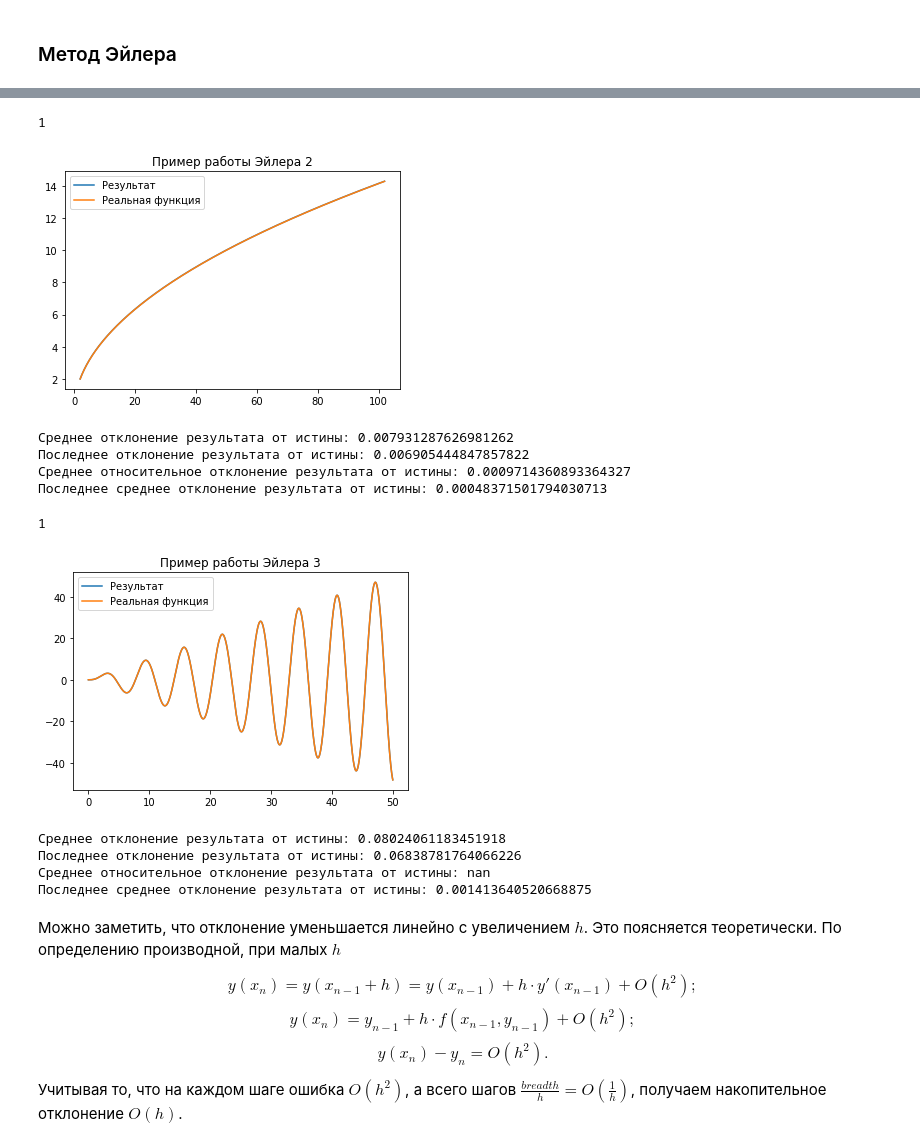
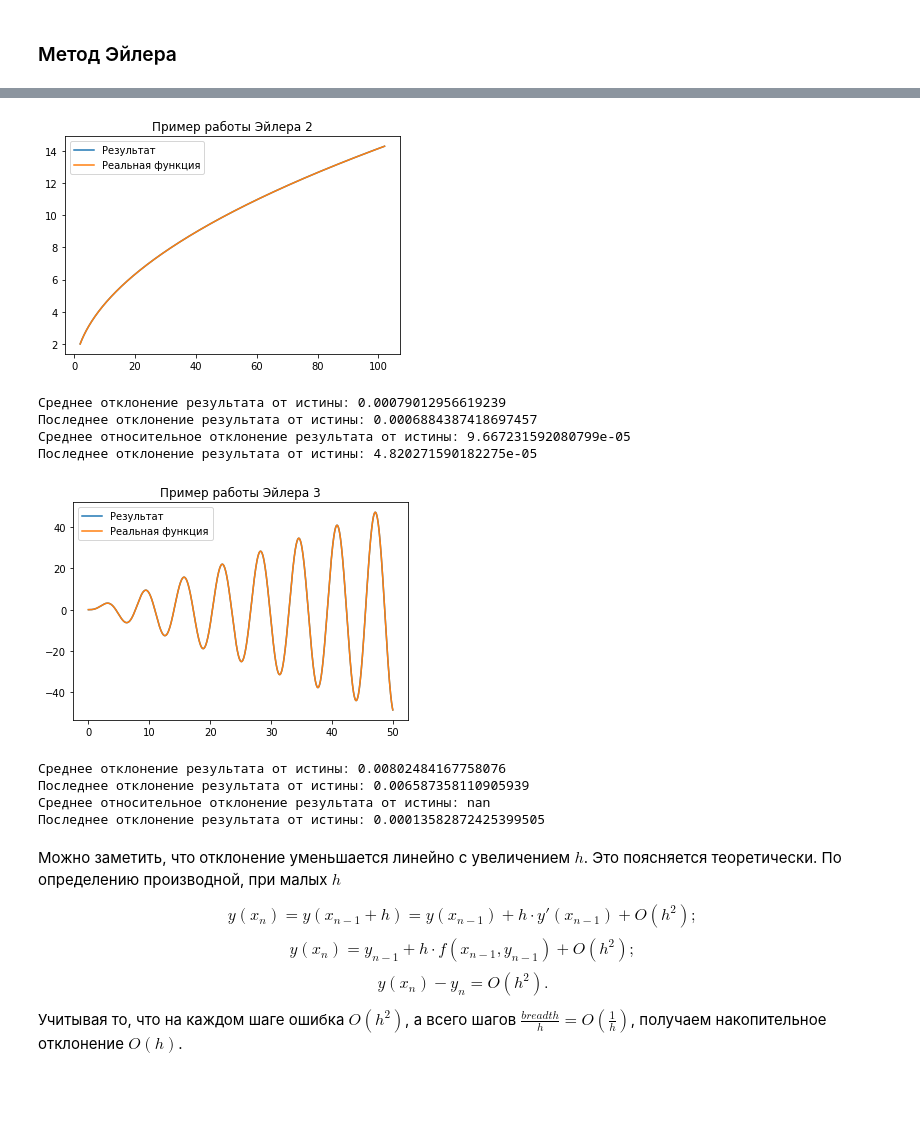
Before and after one commit to matveevk/Differential-Equations-Solver, a Jupyter notebook: runge_kutta_research.ipynb, the cells around one changed output, grey strips where cells are left out. Saved outputs shown, nothing was run; the diff lists cells and outputs as text; code cells hidden in the pictures; blank space fills up the shorter version.

```diff
--- a/runge_kutta_research.ipynb
+++ b/runge_kutta_research.ipynb
@@ -64,29 +63,27 @@ draw(xs, ys, ys_true, 'Пример работы Эйлера 1')
 # %%
 euler = DifSolver("y' = 1/y", "y(2) = 2")
-xs, ys = euler.solve(method='EULER', step=0.1, breadth=100)
+xs, ys = euler.solve(method='EULER', step=0.01, breadth=100)
 
 ys_true = np.array(list(map(lambda x: sqrt(2 * x), xs)))
 draw(xs, ys, ys_true, 'Пример работы Эйлера 2')
 # %% [output]
+[figure]
-1
+Среднее отклонение результата от истины: 0.00079012956619239
+Последнее отклонение результата от истины: 0.0006884387418697457
+Среднее относительное отклонение результата от истины: 9.667231592080799e-05
+Последнее отклонение результата от истины: 4.820271590182275e-05
-[figure]
-Среднее отклонение результата от истины: 0.007931287626981262
-Последнее отклонение результата от истины: 0.006905444847857822
-Среднее относительное отклонение результата от истины: 0.0009714360893364327
-Последнее среднее отклонение результата от истины: 0.00048371501794030713
 # %%
 euler = DifSolver("y' = t * sin(t)", "y(0) = 0")
-xs, ys = euler.solve(method='EULER', step=0.01, breadth=50)
+xs, ys = euler.solve(method='EULER', step=0.001, breadth=50)
 
 ys_true = list(map(lambda x: sin(x)-cos(x)*x, xs))
 draw(xs, ys, ys_true, 'Пример работы Эйлера 3')
 # %% [output]
+[figure]
-1
+Среднее отклонение результата от истины: 0.00802484167758076
+Последнее отклонение результата от истины: 0.006587358110905939
+Среднее относительное отклонение результата от истины: nan
+Последнее отклонение результата от истины: 0.00013582872425399505
-[figure]
-Среднее отклонение результата от истины: 0.08024061183451918
-Последнее отклонение результата от истины: 0.06838781764066226
-Среднее относительное отклонение результата от истины: nan
-Последнее среднее отклонение результата от истины: 0.001413640520668875
 # %% [markdown]
 Можно заметить, что отклонение уменьшается линейно с увеличением $h$. Это поясняется теоретически. По определению производной, при малых $h$
 
```
Also changed, not shown: parts of 11 cells of this notebook.
